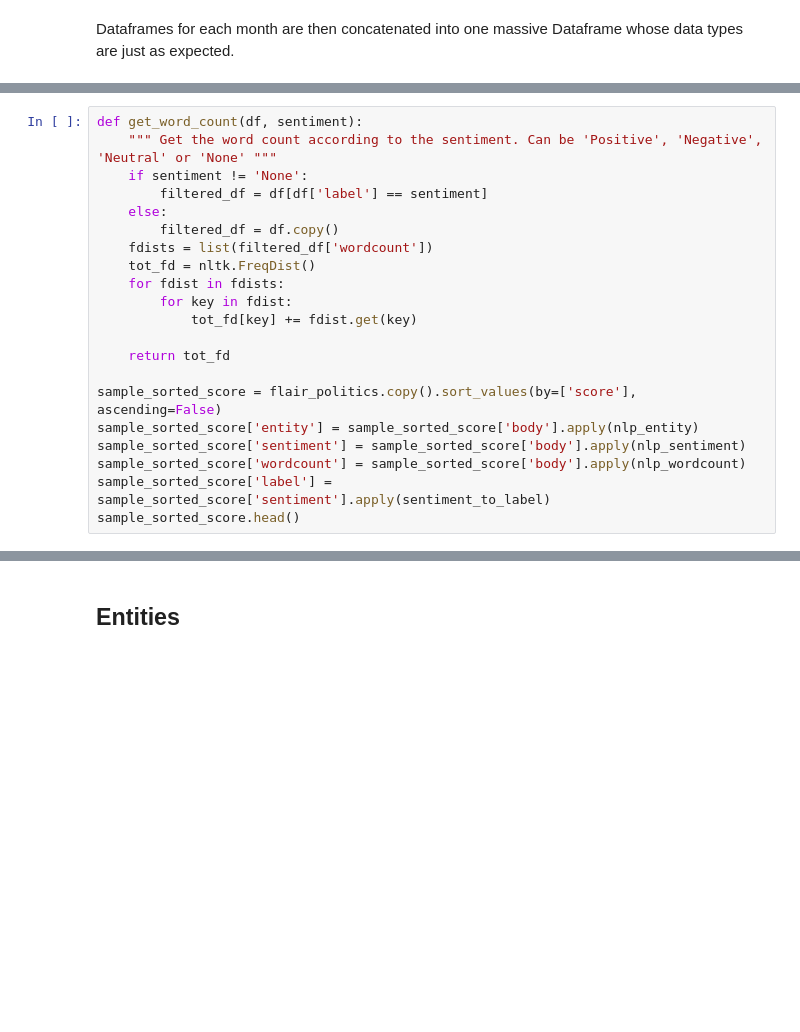
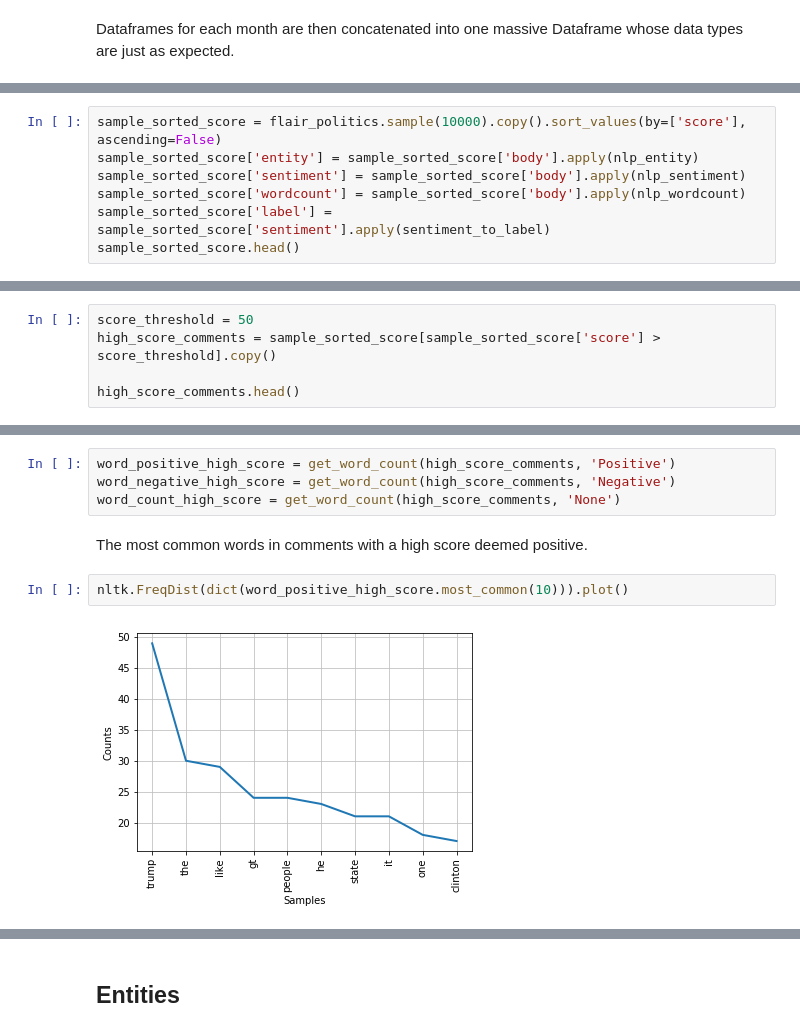
Before and after one commit to arthishow/Project, a Jupyter notebook: Final project.ipynb, the cells around one changed output, grey strips where cells are left out. Cells and saved outputs as stored; diff of their text form; blank space fills up the shorter version.

```diff
--- a/Final project.ipynb
+++ b/Final project.ipynb
@@ -250,21 +167,0 @@ Using flair only dataset
-# %%
-def get_word_count(df, sentiment):
-    """ Get the word count according to the sentiment. Can be 'Positive', 'Negative', 'Neutral' or 'None' """
-    if sentiment != 'None':
-        filtered_df = df[df['label'] == sentiment]
-    else:
-        filtered_df = df.copy()
-    fdists = list(filtered_df['wordcount'])
-    tot_fd = nltk.FreqDist()
-    for fdist in fdists:
-        for key in fdist:
-            tot_fd[key] += fdist.get(key)
-
-    return tot_fd
-
-sample_sorted_score = flair_politics.copy().sort_values(by=['score'], ascending=False)
-sample_sorted_score['entity'] = sample_sorted_score['body'].apply(nlp_entity)
-sample_sorted_score['sentiment'] = sample_sorted_score['body'].apply(nlp_sentiment)
-sample_sorted_score['wordcount'] = sample_sorted_score['body'].apply(nlp_wordcount)
-sample_sorted_score['label'] = sample_sorted_score['sentiment'].apply(sentiment_to_label)
-sample_sorted_score.head()
@@ -435,0 +260,7 @@ bad_only.most_common(10)
+# %%
+sample_sorted_score = flair_politics.sample(10000).copy().sort_values(by=['score'], ascending=False)
+sample_sorted_score['entity'] = sample_sorted_score['body'].apply(nlp_entity)
+sample_sorted_score['sentiment'] = sample_sorted_score['body'].apply(nlp_sentiment)
+sample_sorted_score['wordcount'] = sample_sorted_score['body'].apply(nlp_wordcount)
+sample_sorted_score['label'] = sample_sorted_score['sentiment'].apply(sentiment_to_label)
+sample_sorted_score.head()
@@ -435,0 +276,5 @@ bad_only.most_common(10)
+# %%
+score_threshold = 50
+high_score_comments = sample_sorted_score[sample_sorted_score['score'] > score_threshold].copy()
+
+high_score_comments.head()
@@ -435,0 +288,10 @@ bad_only.most_common(10)
+# %%
+word_positive_high_score = get_word_count(high_score_comments, 'Positive')
+word_negative_high_score = get_word_count(high_score_comments, 'Negative')
+word_count_high_score = get_word_count(high_score_comments, 'None')
+# %% [markdown]
+The most common words in comments with a high score deemed positive.
+# %%
+nltk.FreqDist(dict(word_positive_high_score.most_common(10))).plot()
+# %% [output]
+[figure, added]
```
Also changed, not shown: parts of 69 cells of this notebook.
